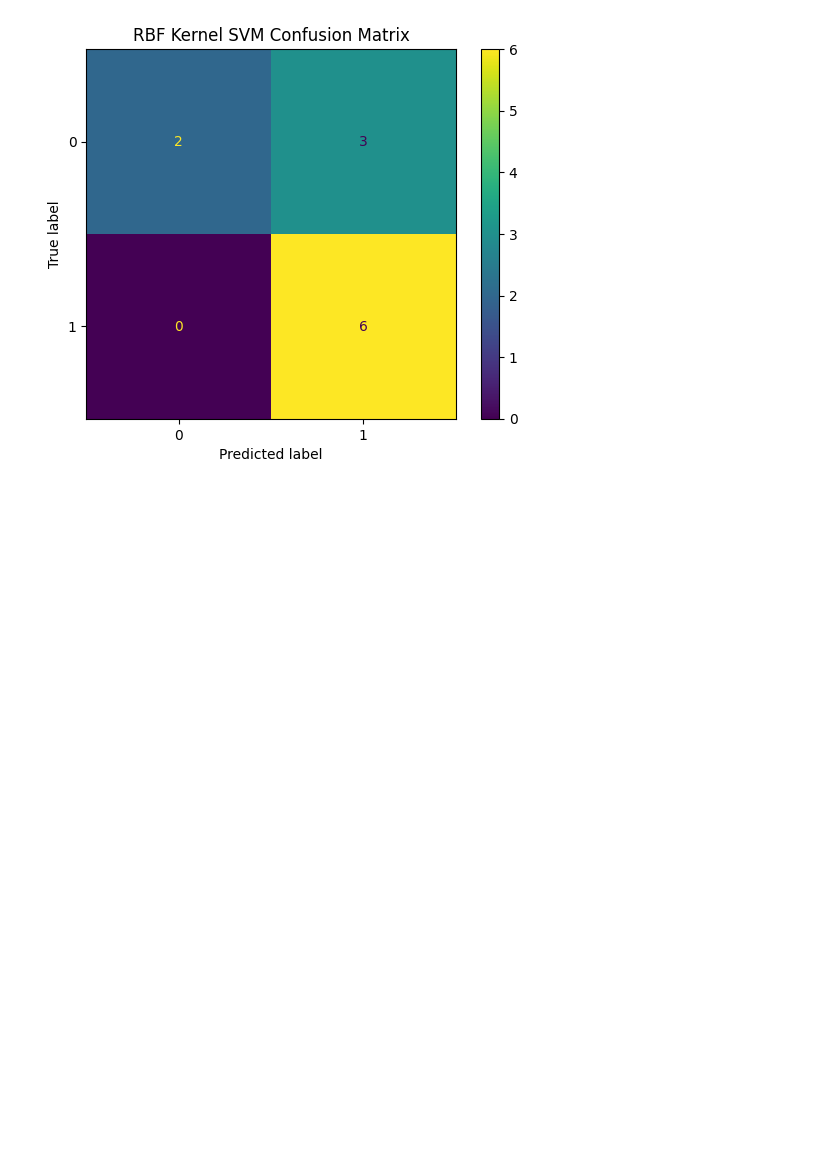
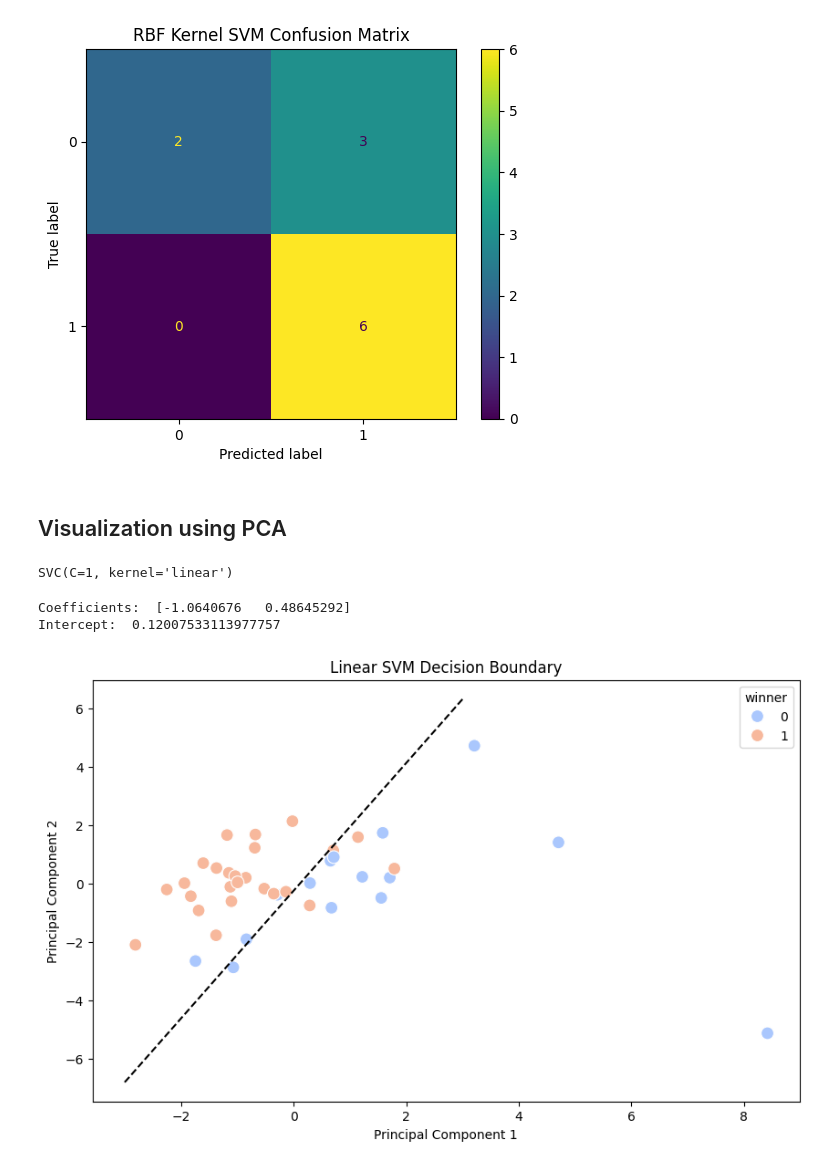
Before and after one commit to Wesley-Allen-01/CSCI5622_FinalAssignment, a Jupyter notebook: svm.ipynb, the cells around one changed output. Saved outputs shown, nothing was run; the diff lists cells and outputs as text; code cells hidden in the pictures; blank space fills up the shorter version.

Commit message:
adding decision boundary visualization after PCA

```diff
--- a/svm.ipynb
+++ b/svm.ipynb
@@ -136,3 +137,43 @@ plt.show()
 # %% [output]
 Testing Accuracy:  0.7272727272727273
 [figure]
+# %% [markdown]
+## Visualization using PCA
+# %%
+pca = PCA(n_components=2)
+
+X_train_pca = pca.fit_transform(X_train)
+X_test_pca = pca.transform(X_test)
+# %%
+svm = SVC(**best_estimators['linear'])
+svm.fit(X_train_pca, y_train)
+# %% [output]
+SVC(C=1, kernel='linear')
+# %%
+coeffs = svm.coef_[0]
+intercept = svm.intercept_[0]
+
+print("Coefficients: ", coeffs)
+print("Intercept: ", intercept)
+# %% [output]
+Coefficients:  [-1.0640676   0.48645292]
+Intercept:  0.12007533113977757
+# %%
+def boundary(x, coef, intercept):
+    return -(coef[0] / coef[1]) * x - (intercept / coef[1])
+
+x_range = np.linspace(-3, 3, 100)
+y_range = boundary(x_range, coeffs, intercept)
+# %%
+plt.figure(figsize=(10, 6))
+
+sns.scatterplot(x=X_train_pca[:, 0], y=X_train_pca[:, 1], hue=y_train, palette='coolwarm', s=100)
+
+plt.plot(x_range, y_range, color='black', linestyle='--')
+
+plt.title("Linear SVM Decision Boundary")
+plt.xlabel("Principal Component 1")
+plt.ylabel("Principal Component 2")
+plt.show()
+# %% [output]
+[figure, added]
```
Also changed, not shown: parts of 1 cell of this notebook.
